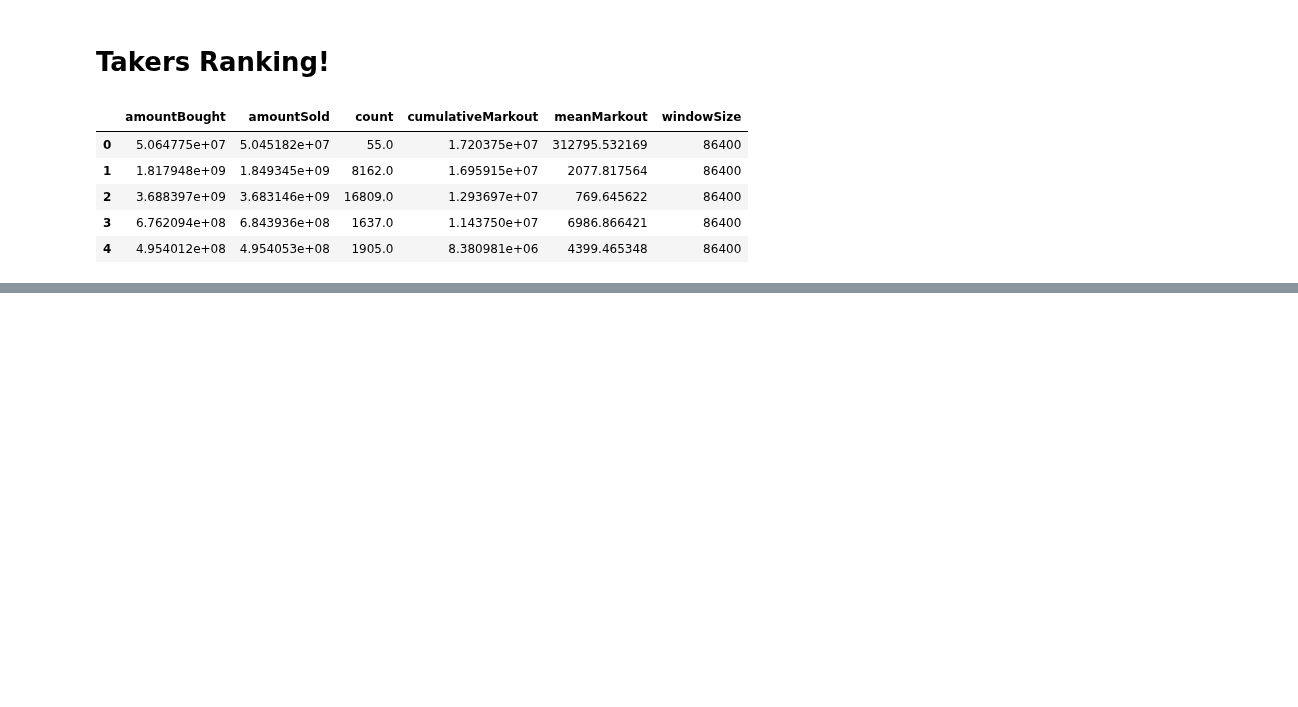
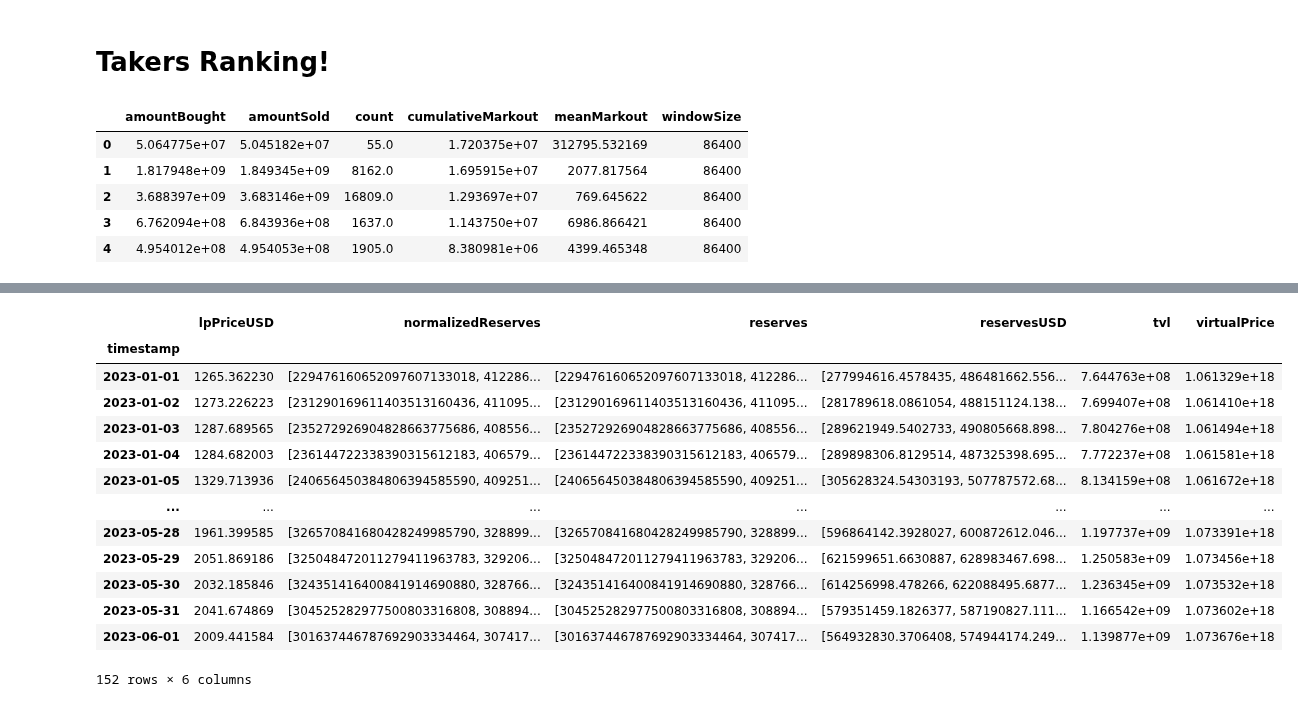
Before and after one commit to xenophonlabs/curve-lp-metrics, a Jupyter notebook: README.ipynb, the cells around one changed output, grey strips where cells are left out. Cells and saved outputs as stored; diff of their text form; code cells hidden in the pictures; blank space fills up the shorter version.

```diff
--- a/README.ipynb
+++ b/README.ipynb
@@ -216,0 +299,33 @@ else:
+# %%
+endpoint = 'snapshots'
+pool = '0xdc24316b9ae028f1497c275eb9192a3ea0f67022'
+start = int(datetime.timestamp(datetime(2023, 1, 1)))
+end = int(datetime.timestamp(datetime(2023, 6, 1)))
+params = {
+    'pool_id': pool,
+    'start': start,
+    'end': end
+}
+response = req.get(URL + endpoint, params=params)
+if response.status_code == 200:
+    foo = pd.DataFrame(response.json())
+    foo.set_index('timestamp', inplace=True)
+    foo.index = pd.to_datetime(pd.to_numeric(foo.index), unit='s')
+else:
+    print('Request failed.')
+foo
+# %% [output]
+|  | lpPriceUSD | normalizedReserves | reserves | reservesUSD | tvl | virtualPrice |
+| timestamp |  |  |  |  |  |  |
+| 2023-01-01 | 1265.362230 | [229476160652097607133018, 412286... | [229476160652097607133018, 412286... | [277994616.4578435, 486481662.556... | 7.644763e+08 | 1.061329e+18 |
+| 2023-01-02 | 1273.226223 | [231290169611403513160436, 411095... | [231290169611403513160436, 411095... | [281789618.0861054, 488151124.138... | 7.699407e+08 | 1.061410e+18 |
+| 2023-01-03 | 1287.689565 | [235272926904828663775686, 408556... | [235272926904828663775686, 408556... | [289621949.5402733, 490805668.898... | 7.804276e+08 | 1.061494e+18 |
+| 2023-01-04 | 1284.682003 | [236144722338390315612183, 406579... | [236144722338390315612183, 406579... | [289898306.8129514, 487325398.695... | 7.772237e+08 | 1.061581e+18 |
+| 2023-01-05 | 1329.713936 | [240656450384806394585590, 409251... | [240656450384806394585590, 409251... | [305628324.54303193, 507787572.68... | 8.134159e+08 | 1.061672e+18 |
+| ... | ... | ... | ... | ... | ... | ... |
+| 2023-05-28 | 1961.399585 | [326570841680428249985790, 328899... | [326570841680428249985790, 328899... | [596864142.3928027, 600872612.046... | 1.197737e+09 | 1.073391e+18 |
+| 2023-05-29 | 2051.869186 | [325048472011279411963783, 329206... | [325048472011279411963783, 329206... | [621599651.6630887, 628983467.698... | 1.250583e+09 | 1.073456e+18 |
+| 2023-05-30 | 2032.185846 | [324351416400841914690880, 328766... | [324351416400841914690880, 328766... | [614256998.478266, 622088495.6877... | 1.236345e+09 | 1.073532e+18 |
+| 2023-05-31 | 2041.674869 | [304525282977500803316808, 308894... | [304525282977500803316808, 308894... | [579351459.1826377, 587190827.111... | 1.166542e+09 | 1.073602e+18 |
+| 2023-06-01 | 2009.441584 | [301637446787692903334464, 307417... | [301637446787692903334464, 307417... | [564932830.3706408, 574944174.249... | 1.139877e+09 | 1.073676e+18 |
+152 rows × 6 columns
```
Also changed, not shown: parts of 10 cells of this notebook, 39 other files.
